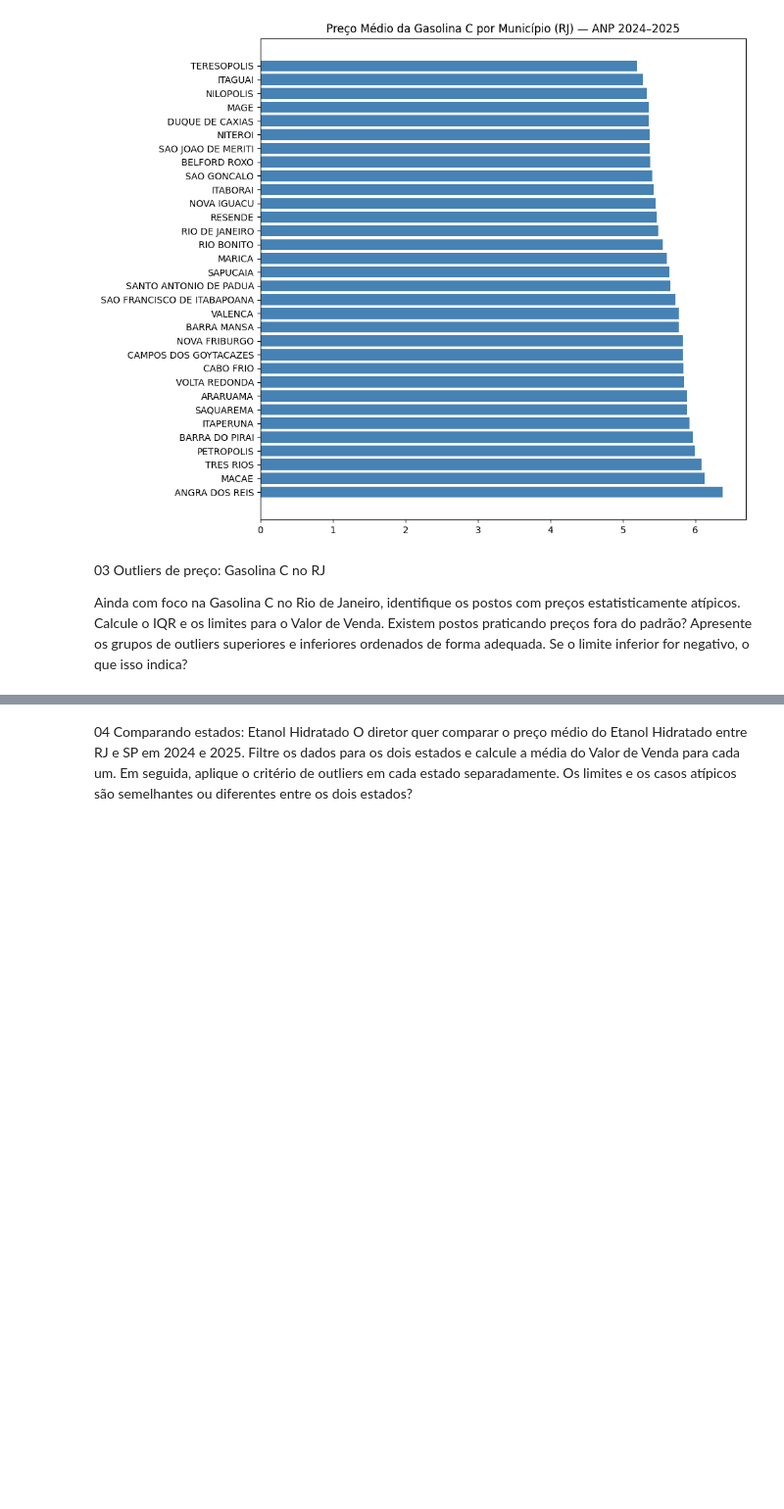
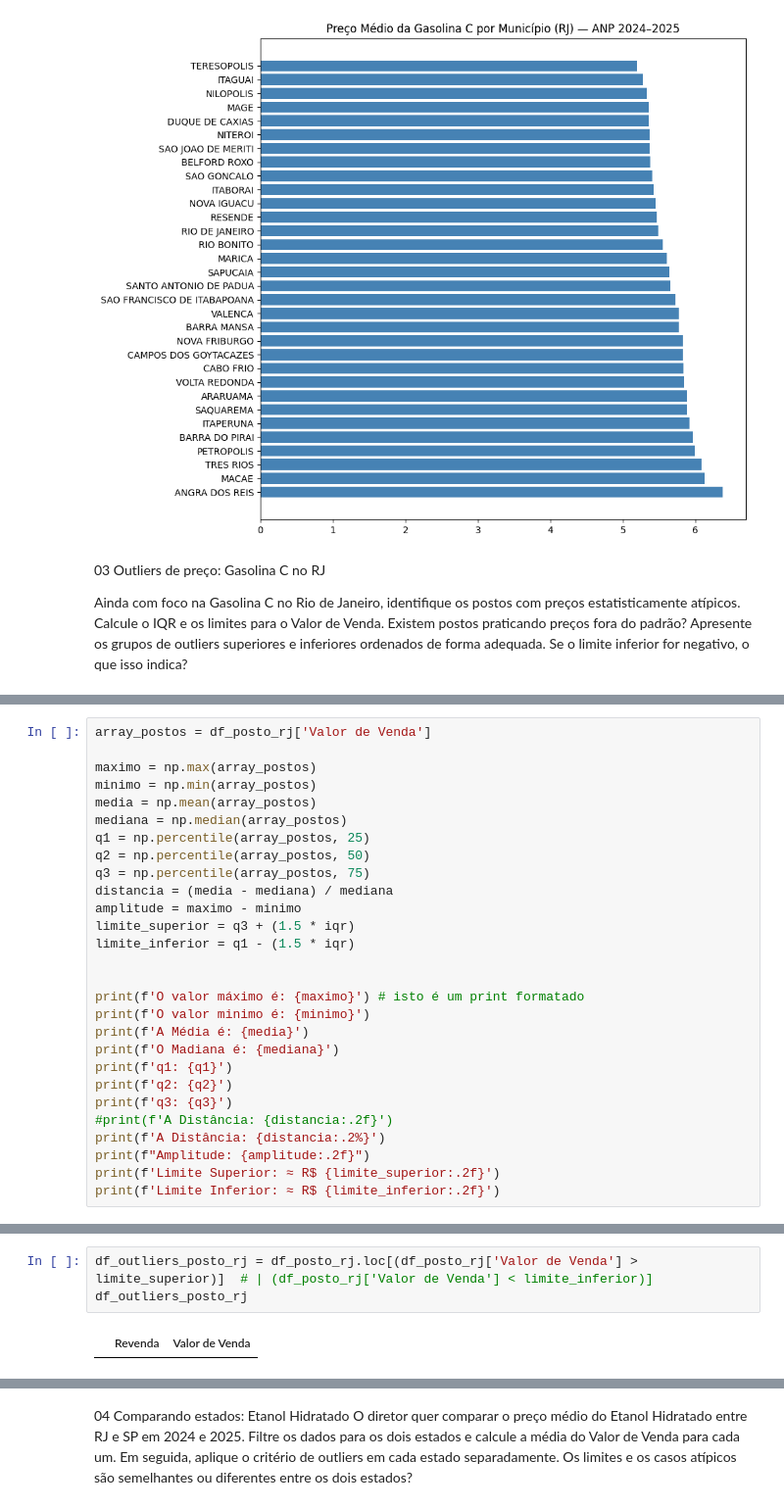
Before and after one commit to santana-rodrigo-1/senac-ad-2026, a Jupyter notebook: projeto-anp.ipynb, the cells around one changed output, grey strips where cells are left out. Shown at 98% size. Saved outputs shown, nothing was run; the diff lists cells and outputs as text; blank space fills up the shorter version.

```diff
--- a/projeto-anp.ipynb
+++ b/projeto-anp.ipynb
@@ -112,0 +157,28 @@ superiores e inferiores ordenados de forma adequada. Se o limite inferior for ne
+# %%
+array_postos = df_posto_rj['Valor de Venda']
+
+maximo = np.max(array_postos)
+minimo = np.min(array_postos)
+media = np.mean(array_postos)
+mediana = np.median(array_postos)
+q1 = np.percentile(array_postos, 25)
+q2 = np.percentile(array_postos, 50)
+q3 = np.percentile(array_postos, 75)
+distancia = (media - mediana) / mediana
+amplitude = maximo - minimo
+limite_superior = q3 + (1.5 * iqr)
+limite_inferior = q1 - (1.5 * iqr)
+
+
+print(f'O valor máximo é: {maximo}') # isto é um print formatado
+print(f'O valor minimo é: {minimo}')
+print(f'A Média é: {media}')
+print(f'O Madiana é: {mediana}')
+print(f'q1: {q1}')
+print(f'q2: {q2}')
+print(f'q3: {q3}')
+#print(f'A Distância: {distancia:.2f}')
+print(f'A Distância: {distancia:.2%}')
+print(f"Amplitude: {amplitude:.2f}")
+print(f'Limite Superior: ≈ R$ {limite_superior:.2f}')
+print(f'Limite Inferior: ≈ R$ {limite_inferior:.2f}')
@@ -113,3 +197,8 @@ superiores e inferiores ordenados de forma adequada. Se o limite inferior for ne
+# %%
+df_outliers_posto_rj = df_posto_rj.loc[(df_posto_rj['Valor de Venda'] > limite_superior)]  # | (df_posto_rj['Valor de Venda'] < limite_inferior)]
+df_outliers_posto_rj
+# %% [output]
+|  | Revenda | Valor de Venda |
 # %%
 #array_valor_outlier = np.array(df['Valor de Venda'])
 array_valor_outlier = np.array(df['Valor de Venda'].dropna())
```
Also changed, not shown: parts of 12 cells of this notebook.
